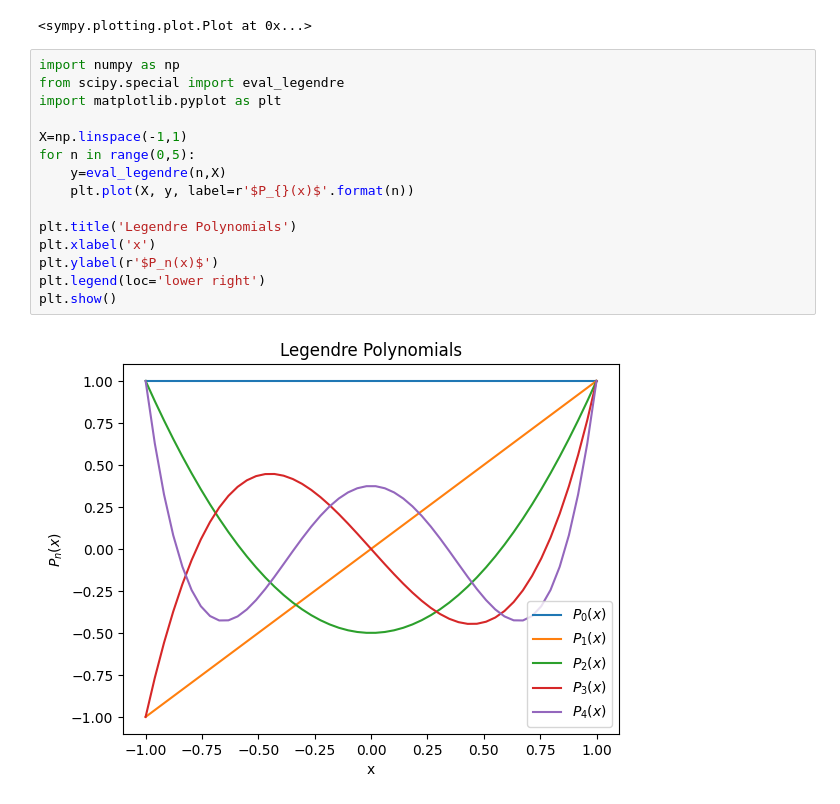
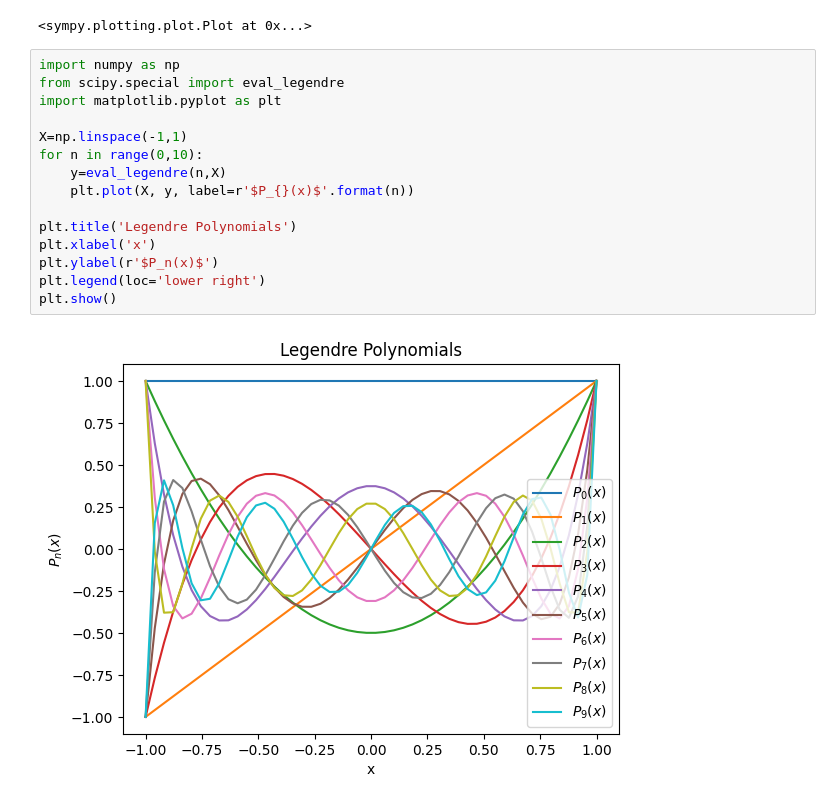
Before and after one commit to DavidChiu150219/20230723, a Jupyter notebook: 數學.ipynb, the cells around one changed output. Saved outputs shown, nothing was run; the diff lists cells and outputs as text.

```diff
--- a/數學.ipynb
+++ b/數學.ipynb
@@ -274,17 +274,17 @@ sympy.plot(x**2-4,(x,-4,4))
 # %%
 import numpy as np
 from scipy.special import eval_legendre
 import matplotlib.pyplot as plt
 
 X=np.linspace(-1,1)
-for n in range(0,5):
+for n in range(0,10):
     y=eval_legendre(n,X)
     plt.plot(X, y, label=r'$P_{}(x)$'.format(n))
 
 plt.title('Legendre Polynomials')
 plt.xlabel('x')
 plt.ylabel(r'$P_n(x)$')
 plt.legend(loc='lower right')
 plt.show()
 # %% [output]
-[figure, old version]
+[figure, new version]
```
Also changed, not shown: parts of 1 cell of this notebook, 1 other file.
